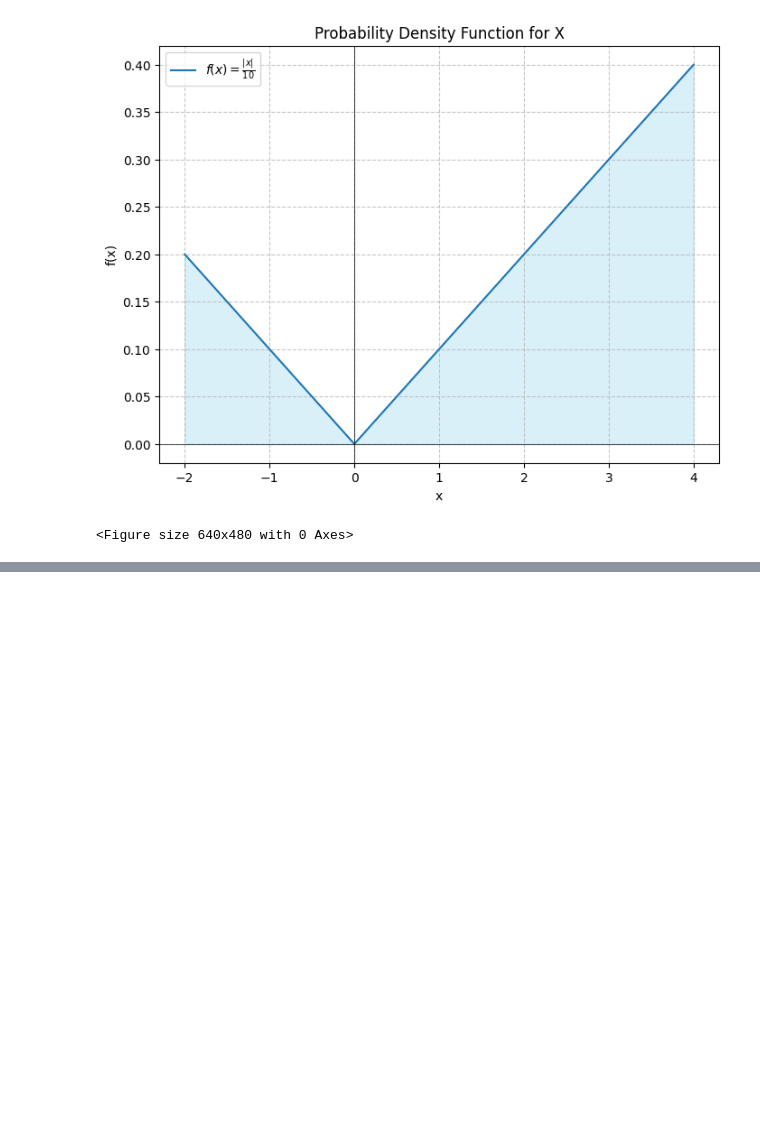
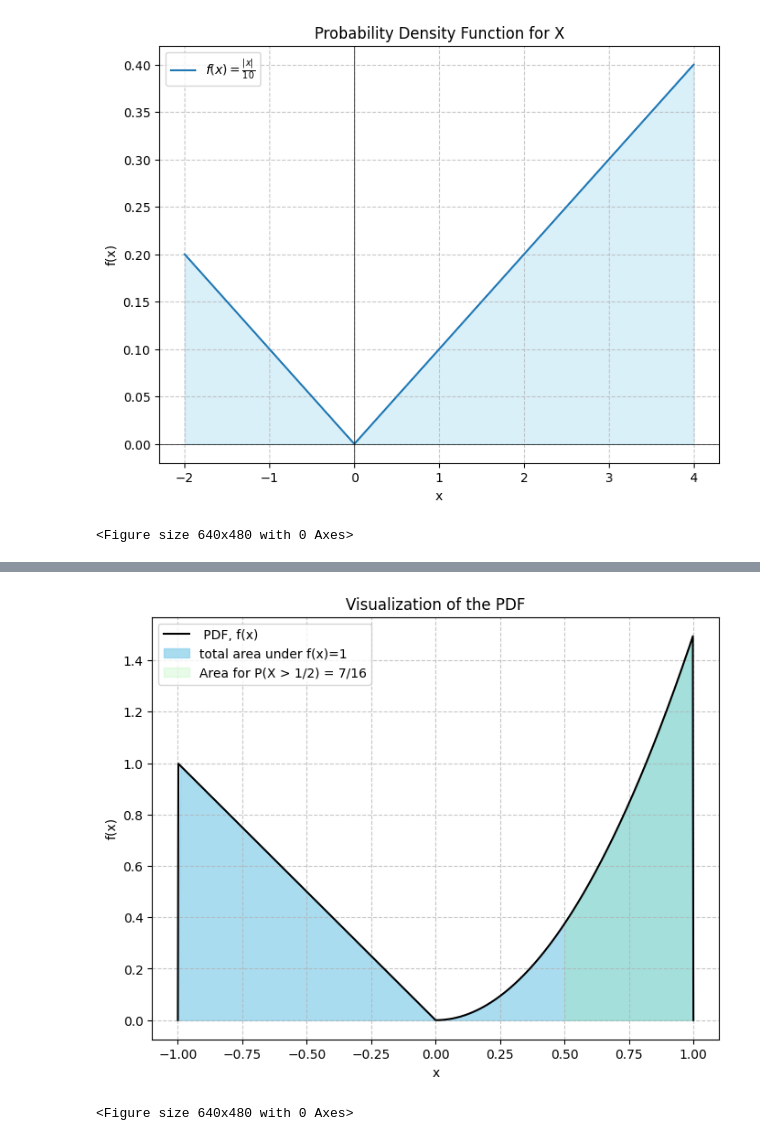
Before and after one commit to besod/probability-and-statistics, a Jupyter notebook: probability/probability.ipynb, the cells around one changed output, grey strips where cells are left out. Drawn from its saved outputs; the diff is of its cells as text; code cells hidden in the pictures; blank space fills up the shorter version.

```diff
--- a/probability/probability.ipynb
+++ b/probability/probability.ipynb
@@ -328,0 +333,76 @@ P(X <= 2) = 2/5
+# %%
+# Determin the constant c:
+#create symbolic variables x and c for the operations
+x, c = sp.symbols('x c')
+
+#integrate the first part of the function from -1 to 0
+integral1 = sp.integrate(-x, (x, -1, 0))
+
+#integrate the second part of the function from 0 to 1
+integral2 = sp.integrate(c * x**2, (x, 0, 1))
+
+#create an equation setting the sum of the integrals
+#integral1 + integral2 = 1(total probability must equal 1)
+equation = sp.Eq(integral1 + integral2, 1)
+
+#solve for c
+solution_c = sp.solve(equation,c)
+
+#get the first and only solution for c
+c_value = solution_c[0]
+
+#print the value of c
+print(f' c = {c_value}')
+print(f'\n')
+
+#calculate P(X > 1/2):
+#define the function for x > 0 using the solved c value
+f_x_part2 = c_value * x**2
+
+#calculate the probability P(X > 1/2) by integrating f(x) from 1/2 to 1
+probability = sp.integrate(f_x_part2, (x, sp.Rational(1,2), 1))
+
+#print the probability value
+print(f'P(X > 1/2) = {probability}')
+
+#-------------------------------------
+# Plot the graph to visualize the PDF
+#-------------------------------------
+
+#define first the piecewise PDF function
+def f(x, c=float(c_value)): #this is f(x)
+    if -1 < x < 0: #first piece: -x for -1 < x < 0
+        return -x
+    elif 0 < x < 1: #second piece: cx^2 for 0 < x < 1
+        return c * x**2
+    else: # zero otherwise
+        return 0
+
+#create data points for x and f(x)
+x_vals = np.linspace(-1,1,1000) # 00 points from -1 to 1
+#calculate y values. initalize y values with zeros
+y_vals = np.array([f(val) for val in x_vals])
+
+#plot the PDF graph
+fig, ax = plt.subplots(figsize=(8,6))
+ax.plot(x_vals, y_vals, label=' PDF, f(x)', color = 'black')
+
+#shade the total area under the graph (from -1 to 1)
+x_total_shade = np.linspace(-1, 1, 200)
+y_total_shade = np.array([f(val) for val in x_total_shade])
+ax.fill_between(x_total_shade, y_total_shade, color='skyblue', alpha=0.7, label='total area under f(x)=1')
+
+#shade the area under the graph from 1/2 to 1 (P(X > 1/2))
+x_prob_shade = np.linspace(0.5, 1, 100)
+y_prob_shade = np.array([f(val) for val in x_prob_shade])
+ax.fill_between(x_prob_shade, y_prob_shade, color='lightgreen', alpha=0.2, label=f'Area for P(X > 1/2) = {probability}')
+
+# add title and labels to the plot
+ax.set_title('Visualization of the PDF')
+ax.set_xlabel('x')
+ax.set_ylabel('f(x)')
+ax.legend()
+plt.grid(True, linestyle='--', alpha=0.7)
+plt.show()
+plt.savefig("pdf_visualization.png")
+# %% [output]
@@ -328,0 +413,2 @@ P(X <= 2) = 2/5
+[figure, added]
+<Figure size 640x480 with 0 Axes>
```
Also changed, not shown: parts of 6 cells of this notebook, 3 other files.
